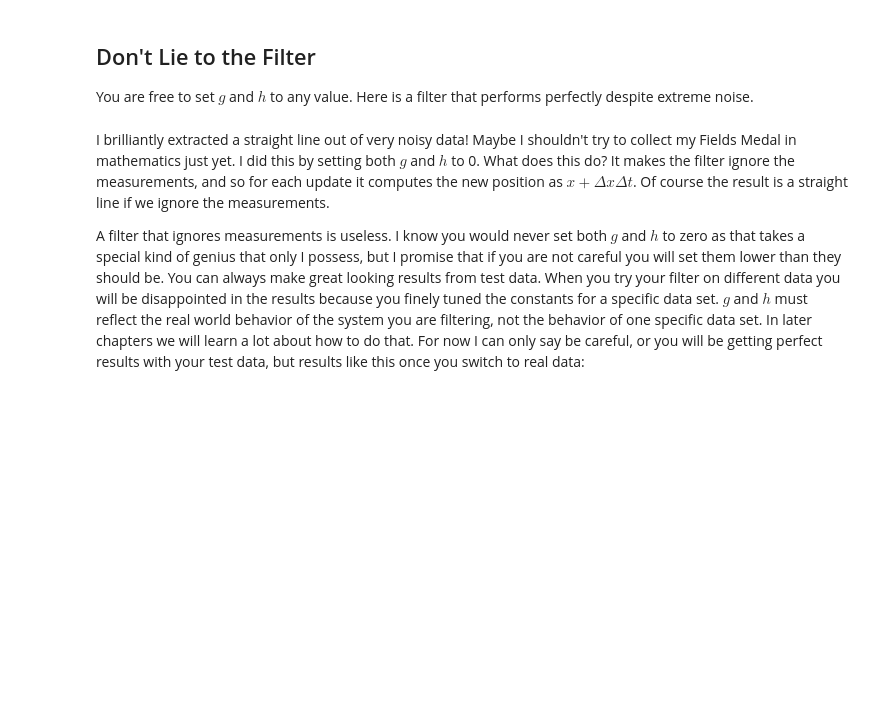
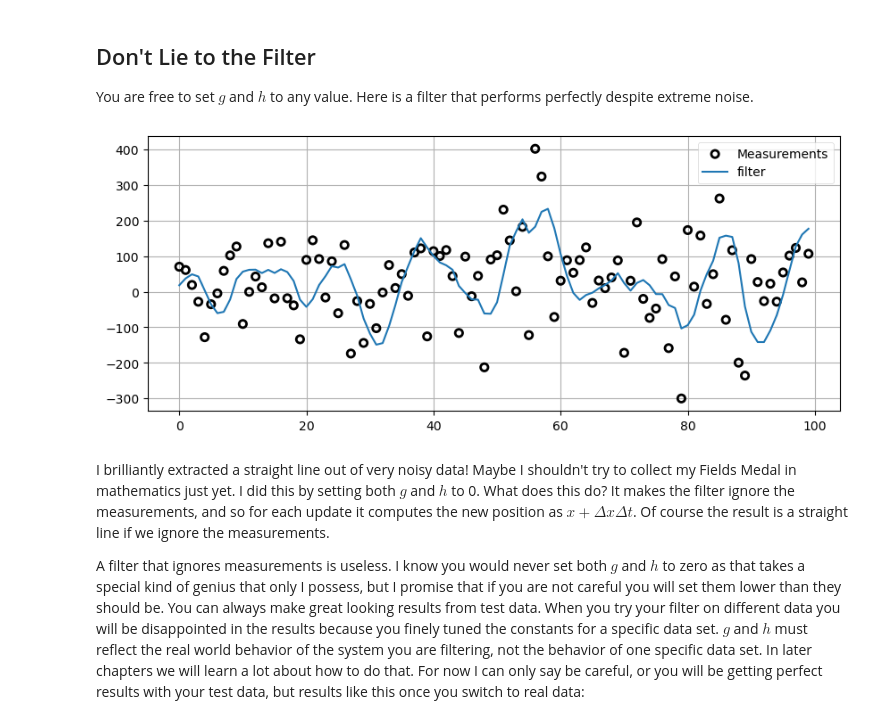
Before and after one commit to JvPost/Kalman-and-Bayesian-Filters-in-Python, a Jupyter notebook: 01-g-h-filter.ipynb, the cells around one changed output. Saved outputs shown, nothing was run; the diff lists cells and outputs as text; code cells hidden in the pictures; blank space fills up the shorter version.

```diff
--- a/01-g-h-filter.ipynb
+++ b/01-g-h-filter.ipynb
@@ -666,11 +760,13 @@ interact(interactive_gh,
 You are free to set $g$ and $h$ to any value. Here is a filter that performs perfectly despite extreme noise.
 # %%
 zs = gen_data(x0=5., dx=.2, count=100, noise_factor=100)
-data = g_h_filter(data=zs, x0=5., dx=.2, dt=1., g=0., h=0.)
+data = g_h_filter(data=zs, x0=5., dx=.2, dt=1., g=0.2, h=0.2)
 
 book_plots.plot_measurements(zs)
 book_plots.plot_filter(data, label='filter')
 plt.legend(loc=1);
+# %% [output]
+[figure, added]
 # %% [markdown]
 I brilliantly extracted a straight line out of very noisy data! Maybe I shouldn't try to collect my Fields Medal in mathematics just yet. I did this by setting both $g$ and $h$ to 0. What does this do? It makes the filter ignore the measurements, and so for each update it computes the new position as $x + \Delta x \Delta t$. Of course the result is a straight line if we ignore the measurements.
 
```
Also changed, not shown: parts of 48 cells of this notebook, 1 other file.
